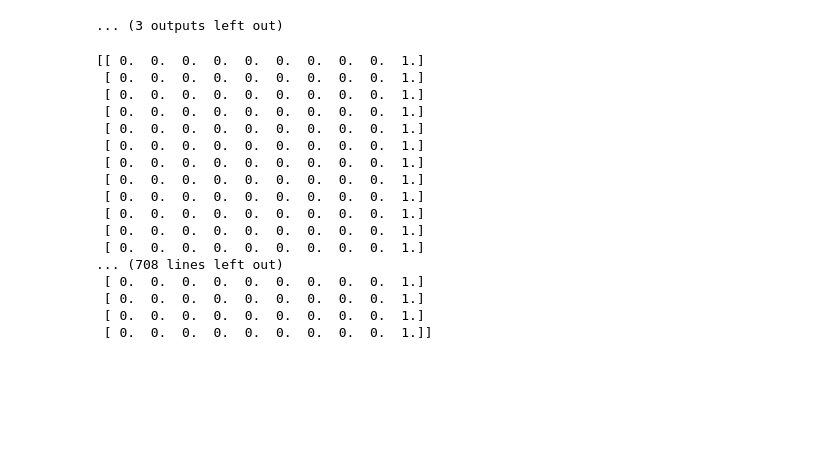
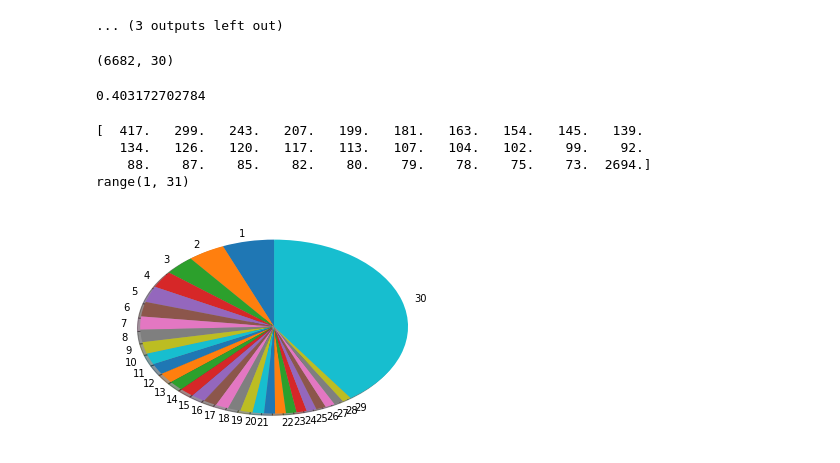
Before and after one commit to maks-ivanov/cs189_pairs_trading, a Jupyter notebook: Residuals Data.ipynb, the cells around one changed output. Drawn from its saved outputs; the diff is of its cells as text; code cells hidden in the pictures; blank space fills up the shorter version.

```diff
--- a/Residuals Data.ipynb
+++ b/Residuals Data.ipynb
@@ -279,7 +279,7 @@ def make_sequential(res, cross, k=10, m=100):
     X = []
     Y = []
     for i in range(m, n-k):
-        data = res[i - 100 : i]
+        data = res[i - m : i]
         y = np.copy(cross[i : i + k].values).astype(np.float32)
         seen_crossover = False
         for j in range(k):
@@ -296,30 +296,16 @@ def make_sequential(res, cross, k=10, m=100):
         Y.append(y.reshape(1,-1))
     return np.stack(X), np.vstack(Y)
 # %%
-shapes = []
+Xs = []
+Ys = []
 for p in PAIRS:
     p_crossovers = crossover_df[p][lb:].dropna()
     p_zones = zoned_df[p][lb:].dropna()
-    X, Y = make_sequential(p_zones, p_crossovers)
-    shapes.append(X.shape)
+    X, Y = make_sequential(p_zones, p_crossovers, k=30)
+    Xs.append(X)
+    Ys.append(Y)
+Xs = np.vstack(Xs)
+Ys = np.vstack(Ys)
 
-
-sum([s[0] for s in shapes])
+np.save('X.npy', Xs)
+np.save('Y.npy', Ys)
-# %% [output]
-[[ 0.  0.  0.  0.  0.  0.  0.  0.  0.  1.]
- [ 0.  0.  0.  0.  0.  0.  0.  0.  0.  1.]
- [ 0.  0.  0.  0.  0.  0.  0.  0.  0.  1.]
- [ 0.  0.  0.  0.  0.  0.  0.  0.  0.  1.]
- [ 0.  0.  0.  0.  0.  0.  0.  0.  0.  1.]
- [ 0.  0.  0.  0.  0.  0.  0.  0.  0.  1.]
- [ 0.  0.  0.  0.  0.  0.  0.  0.  0.  1.]
- [ 0.  0.  0.  0.  0.  0.  0.  0.  0.  1.]
- [ 0.  0.  0.  0.  0.  0.  0.  0.  0.  1.]
- [ 0.  0.  0.  0.  0.  0.  0.  0.  0.  1.]
- [ 0.  0.  0.  0.  0.  0.  0.  0.  0.  1.]
- [ 0.  0.  0.  0.  0.  0.  0.  0.  0.  1.]
-... (708 lines left out)
- [ 0.  0.  0.  0.  0.  0.  0.  0.  0.  1.]
- [ 0.  0.  0.  0.  0.  0.  0.  0.  0.  1.]
- [ 0.  0.  0.  0.  0.  0.  0.  0.  0.  1.]
- [ 0.  0.  0.  0.  0.  0.  0.  0.  0.  1.]]
@@ -325,0 +316,26 @@ sum([s[0] for s in shapes])
+# %%
+Xs.shape
+Ys.shape
+# %% [output]
+(6682, 30)
+# %%
+count = 0
+for y in Ys:
+    count += y[-1]
+print(count/Ys.shape[0])
+# %% [output]
+0.403172702784
+# %%
+label_dist = np.sum(Ys, axis=0)
+print(label_dist)
+labels = range(1,31)
+print(labels)
+plt.pie(label_dist, labels=labels,
+        shadow=True, startangle=90)
+plt.show()
+# %% [output]
+[  417.   299.   243.   207.   199.   181.   163.   154.   145.   139.
+   134.   126.   120.   117.   113.   107.   104.   102.    99.    92.
+    88.    87.    85.    82.    80.    79.    78.    75.    73.  2694.]
+range(1, 31)
+[figure, added]
```
Also changed, not shown: parts of 2 cells of this notebook, 2 other files.
